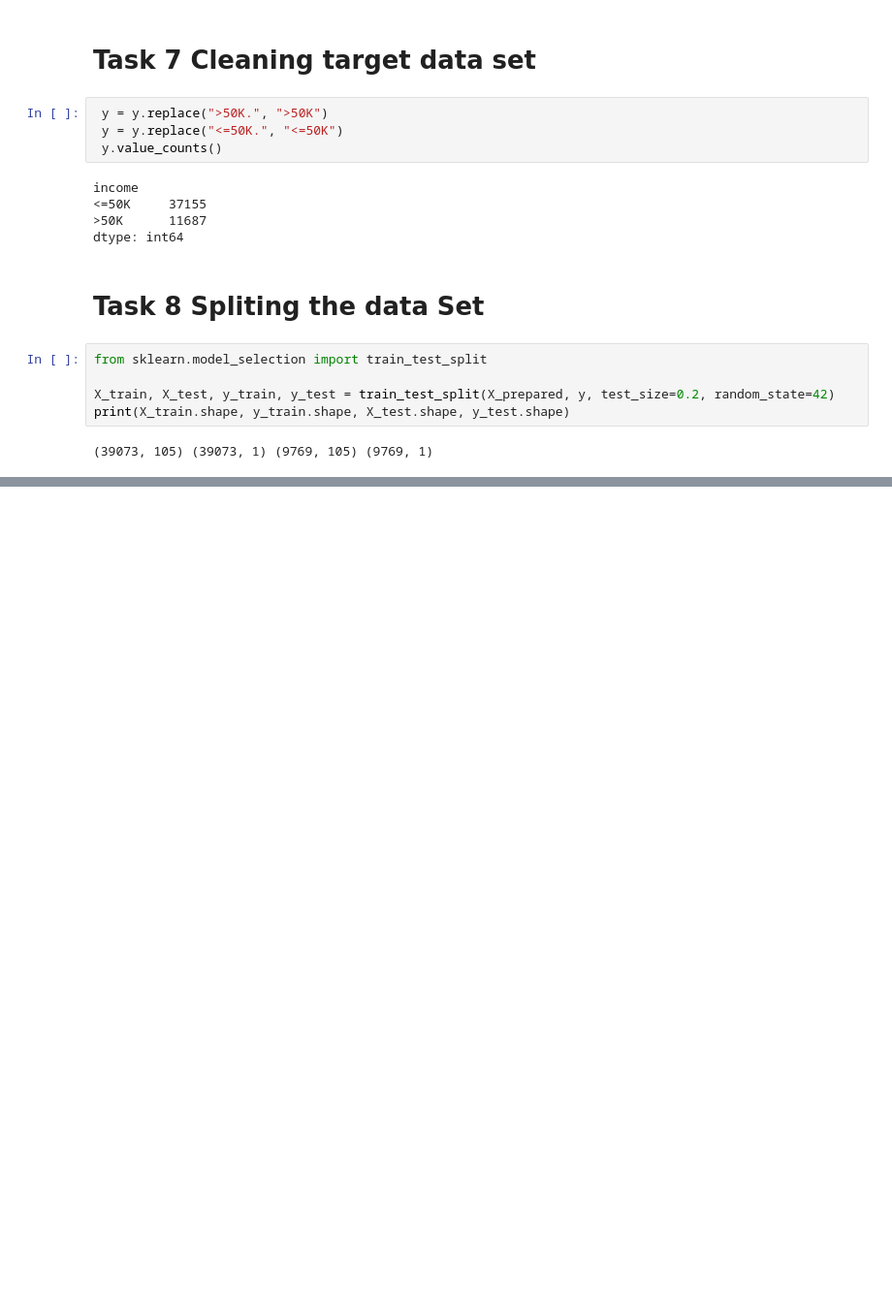
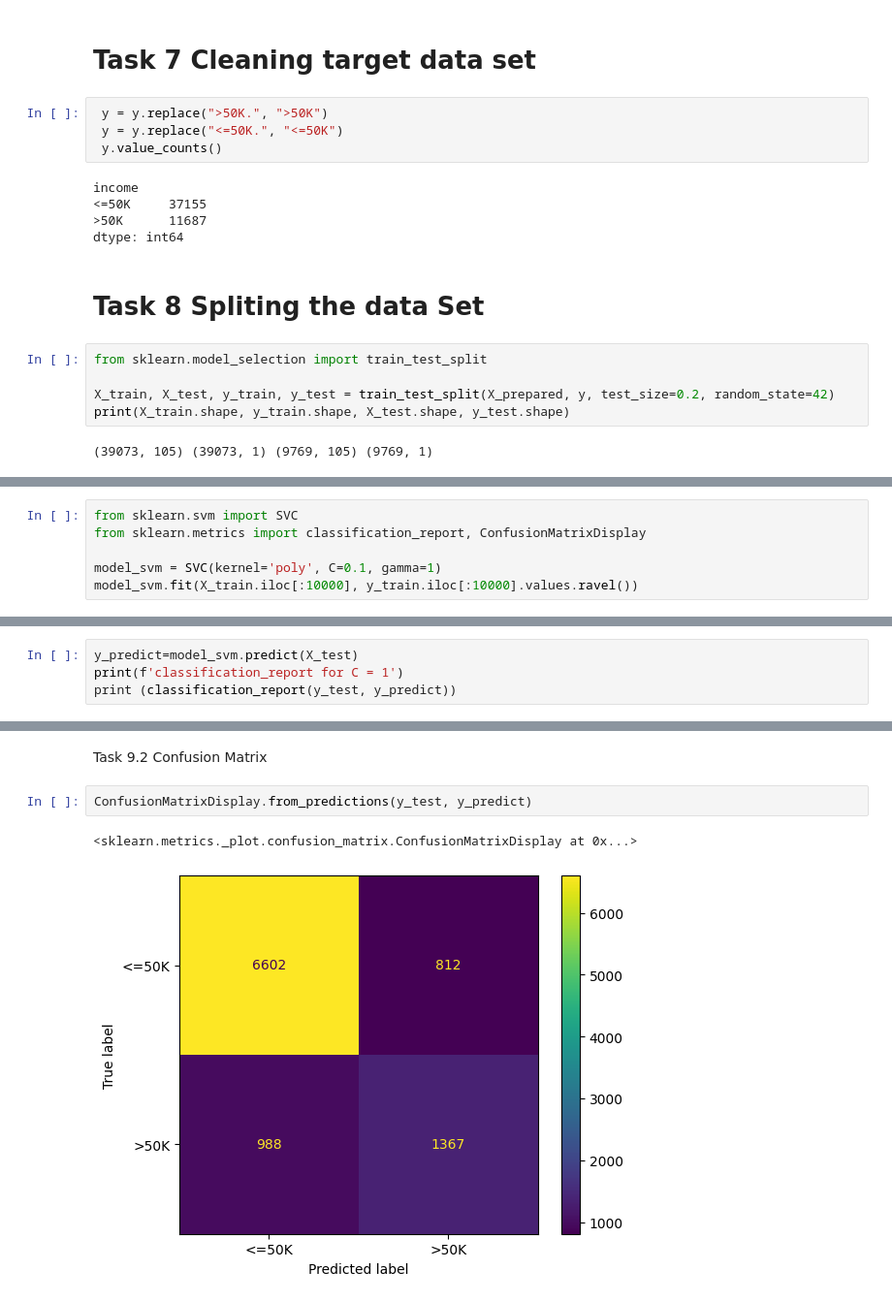
Before and after one commit to khan-hashim/Intro-To-Artificial-Intelligence, a Jupyter notebook: A2_Hashim_Khan.ipynb, the cells around one changed output, grey strips where cells are left out. Shown at 97% size. Saved outputs shown, nothing was run; the diff lists cells and outputs as text; blank space fills up the shorter version.

```diff
--- a/A2_Hashim_Khan.ipynb
+++ b/A2_Hashim_Khan.ipynb
@@ -242,0 +245,6 @@ print(X_train.shape, y_train.shape, X_test.shape, y_test.shape)
+# %%
+from sklearn.svm import SVC
+from sklearn.metrics import classification_report, ConfusionMatrixDisplay
+
+model_svm = SVC(kernel='poly', C=0.1, gamma=1)
+model_svm.fit(X_train.iloc[:10000], y_train.iloc[:10000].values.ravel())
@@ -242,0 +255,4 @@ print(X_train.shape, y_train.shape, X_test.shape, y_test.shape)
+# %%
+y_predict=model_svm.predict(X_test)
+print(f'classification_report for C = 1')
+print (classification_report(y_test, y_predict))
@@ -242,0 +269,7 @@ print(X_train.shape, y_train.shape, X_test.shape, y_test.shape)
+# %% [markdown]
+Task 9.2 Confusion Matrix
+# %%
+ConfusionMatrixDisplay.from_predictions(y_test, y_predict)
+# %% [output]
+<sklearn.metrics._plot.confusion_matrix.ConfusionMatrixDisplay at 0x...>
+[figure, added]
```
Also changed, not shown: parts of 4 cells of this notebook.
